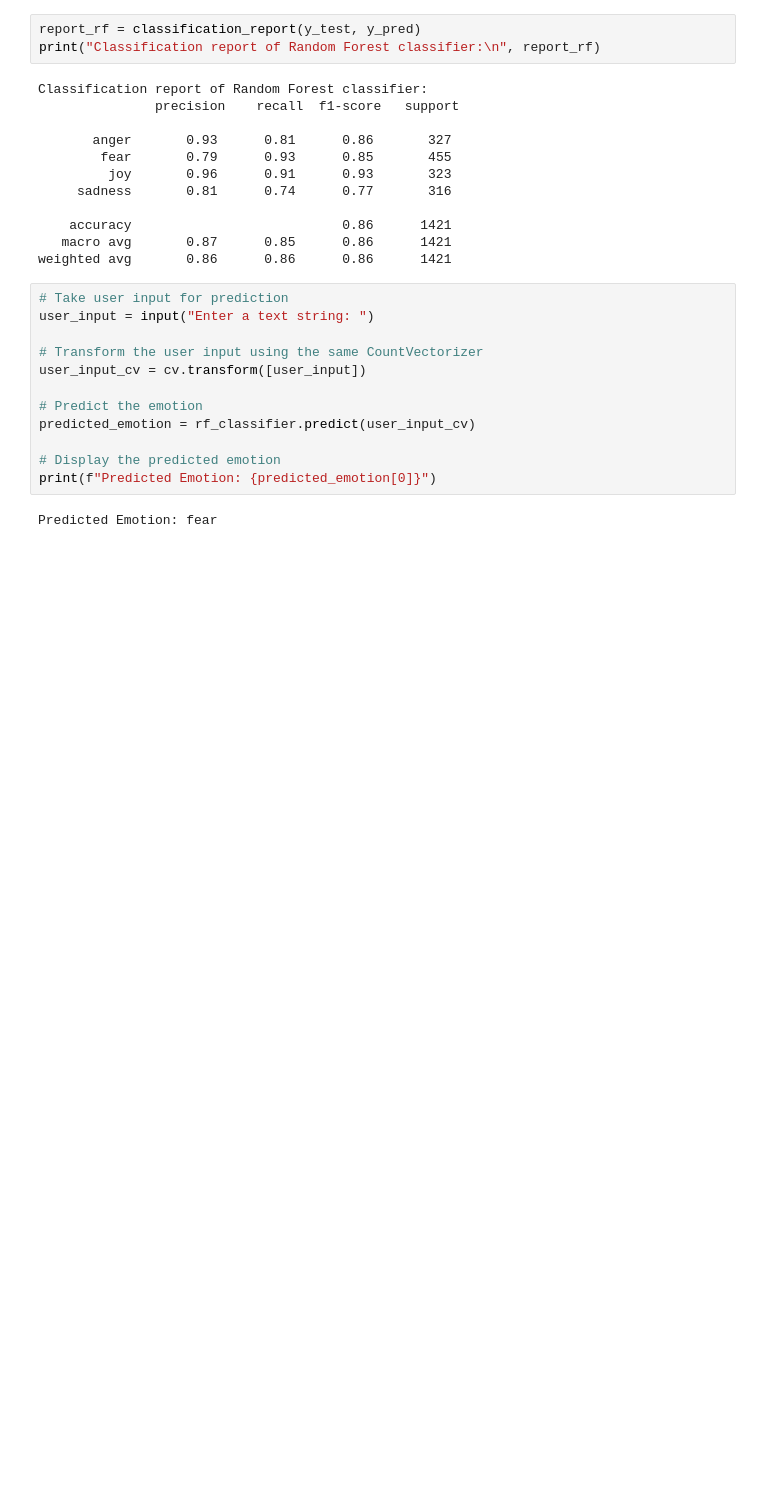
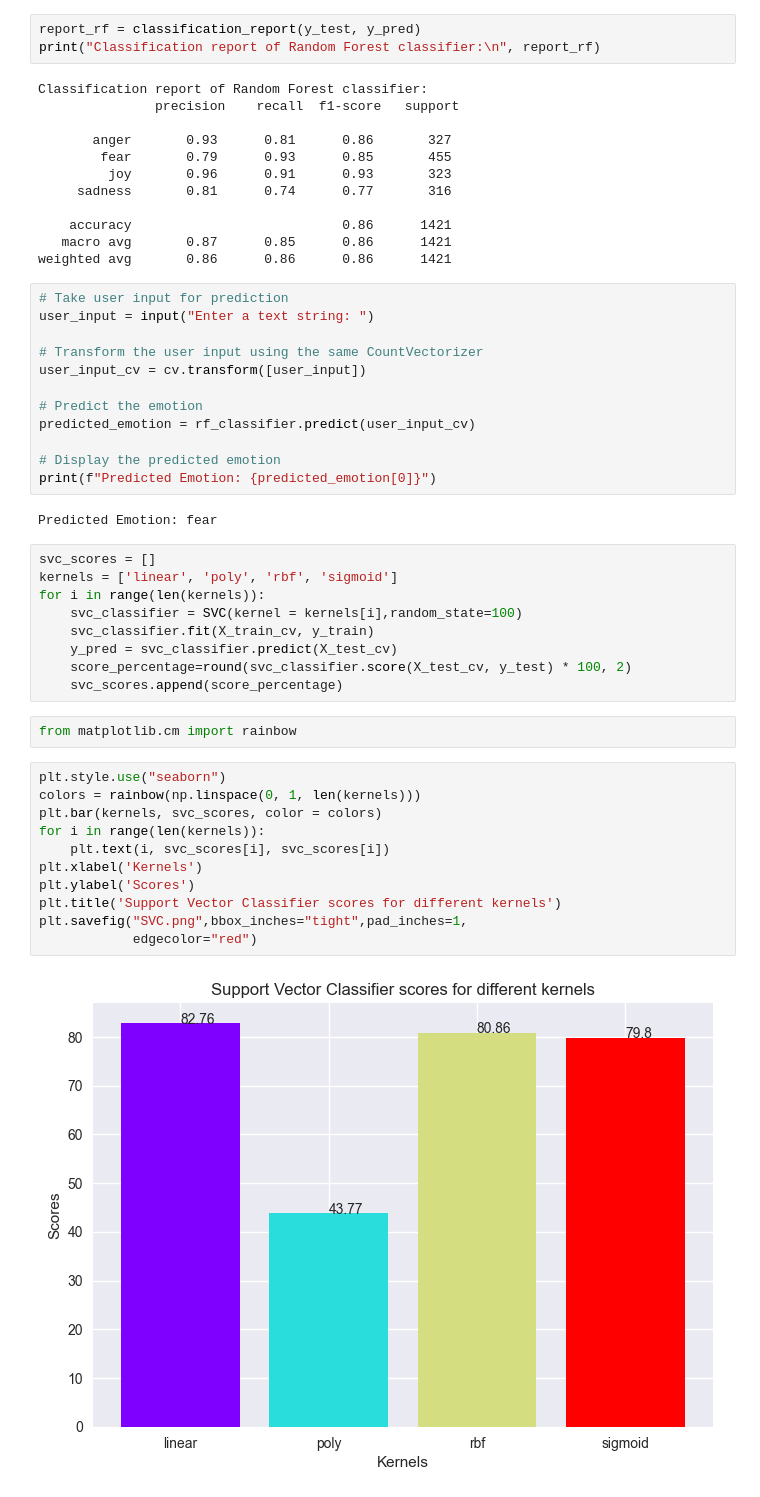
Before and after one commit to rahul-khokhar/Emotion-classification-using-different-models, a Jupyter notebook: model.ipynb, the cells around one changed output. Cells and saved outputs as stored; diff of their text form; blank space fills up the shorter version.

```diff
--- a/model.ipynb
+++ b/model.ipynb
@@ -217,3 +217,27 @@ predicted_emotion = rf_classifier.predict(user_input_cv)
 print(f"Predicted Emotion: {predicted_emotion[0]}")
 # %% [output]
 Predicted Emotion: fear
+# %%
+svc_scores = []
+kernels = ['linear', 'poly', 'rbf', 'sigmoid']
+for i in range(len(kernels)):
+    svc_classifier = SVC(kernel = kernels[i],random_state=100)
+    svc_classifier.fit(X_train_cv, y_train)
+    y_pred = svc_classifier.predict(X_test_cv)
+    score_percentage=round(svc_classifier.score(X_test_cv, y_test) * 100, 2)
+    svc_scores.append(score_percentage)
+# %%
+from matplotlib.cm import rainbow
+# %%
+plt.style.use("seaborn")
+colors = rainbow(np.linspace(0, 1, len(kernels)))
+plt.bar(kernels, svc_scores, color = colors)
+for i in range(len(kernels)):
+    plt.text(i, svc_scores[i], svc_scores[i])
+plt.xlabel('Kernels')
+plt.ylabel('Scores')
+plt.title('Support Vector Classifier scores for different kernels')
+plt.savefig("SVC.png",bbox_inches="tight",pad_inches=1,
+            edgecolor="red")
+# %% [output]
+[figure, added]
```
Also changed, not shown: parts of 8 cells of this notebook, 1 other file.
